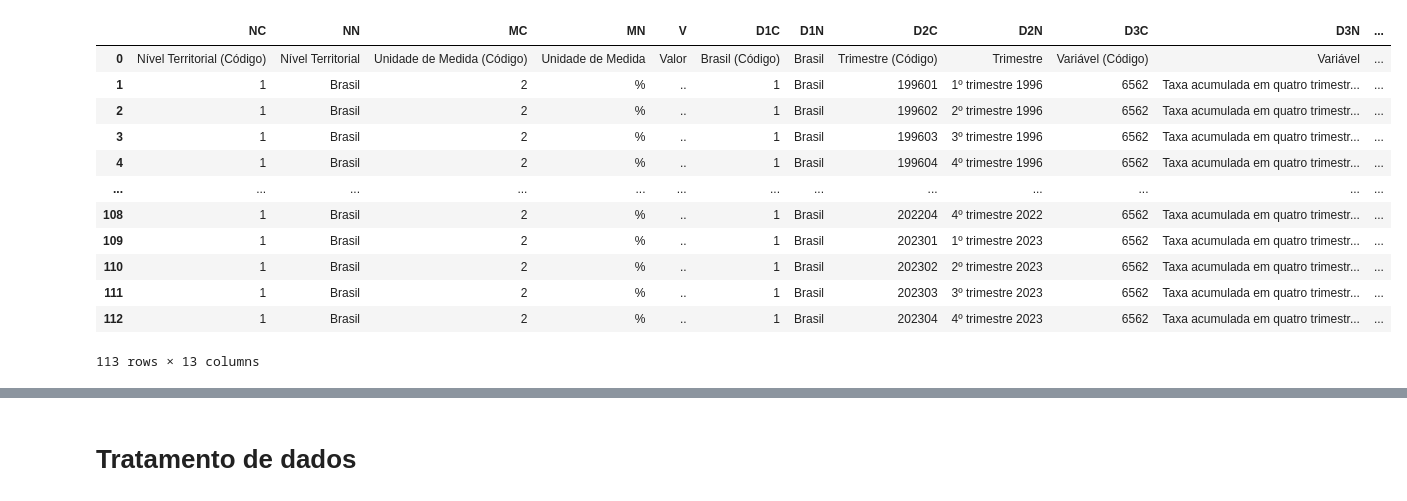
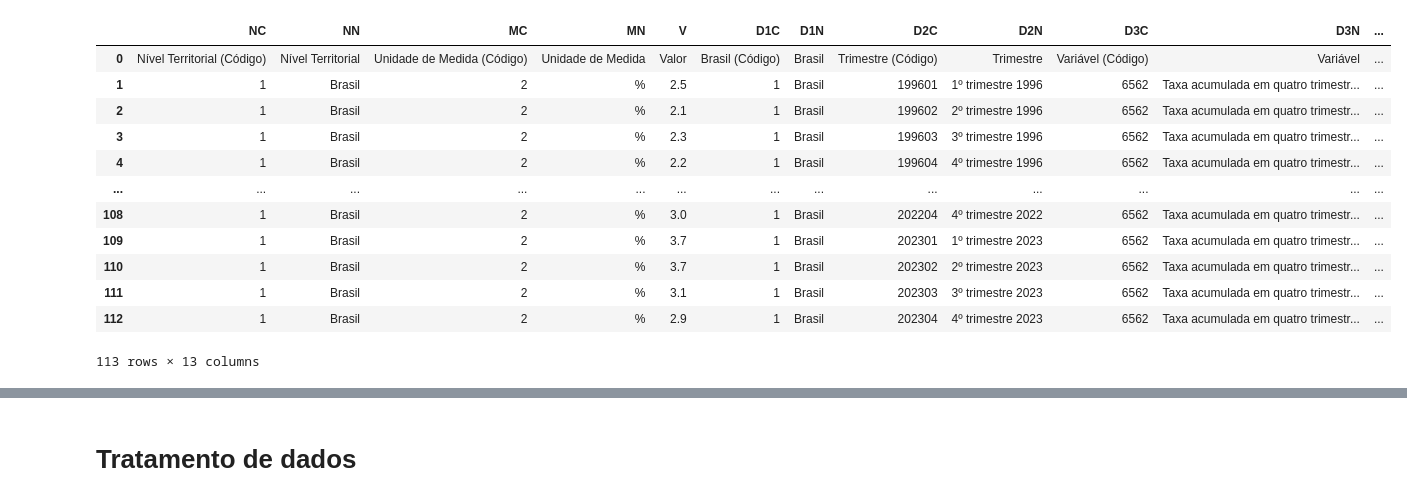
Before and after one commit to pedroxmarino/ARIMA_PIB_previsao, a Jupyter notebook: previsao_pib.ipynb, the cells around one changed output, grey strips where cells are left out. Cells and saved outputs as stored; diff of their text form; code cells hidden in the pictures.

```diff
--- a/previsao_pib.ipynb
+++ b/previsao_pib.ipynb
@@ -4,17 +30,23 @@ import sidrapy as sidra
 # %%
-dados_brutos = sidra.get_table(table_code = "5932", territorial_level="1", ibge_territorial_code="all", variable="6562", period = "all")
+dados_brutos = sidra.get_table(table_code = "5932",
+                               territorial_level="1",
+                               ibge_territorial_code="all",
+                               variable="6562",
+                               classifications={"11255": "90707"},
+                               period = "all"
+                               )
 dados_brutos
 # %% [output]
 |  | NC | NN | MC | MN | V | D1C | D1N | D2C | D2N | D3C | D3N | ... |
 | 0 | Nível Territorial (Código) | Nível Territorial | Unidade de Medida (Código) | Unidade de Medida | Valor | Brasil (Código) | Brasil | Trimestre (Código) | Trimestre | Variável (Código) | Variável | ... |
-| 1 | 1 | Brasil | 2 | % | .. | 1 | Brasil | 199601 | 1º trimestre 1996 | 6562 | Taxa acumulada em quatro trimestr... | ... |
-| 2 | 1 | Brasil | 2 | % | .. | 1 | Brasil | 199602 | 2º trimestre 1996 | 6562 | Taxa acumulada em quatro trimestr... | ... |
-| 3 | 1 | Brasil | 2 | % | .. | 1 | Brasil | 199603 | 3º trimestre 1996 | 6562 | Taxa acumulada em quatro trimestr... | ... |
-| 4 | 1 | Brasil | 2 | % | .. | 1 | Brasil | 199604 | 4º trimestre 1996 | 6562 | Taxa acumulada em quatro trimestr... | ... |
+| 1 | 1 | Brasil | 2 | % | 2.5 | 1 | Brasil | 199601 | 1º trimestre 1996 | 6562 | Taxa acumulada em quatro trimestr... | ... |
+| 2 | 1 | Brasil | 2 | % | 2.1 | 1 | Brasil | 199602 | 2º trimestre 1996 | 6562 | Taxa acumulada em quatro trimestr... | ... |
+| 3 | 1 | Brasil | 2 | % | 2.3 | 1 | Brasil | 199603 | 3º trimestre 1996 | 6562 | Taxa acumulada em quatro trimestr... | ... |
+| 4 | 1 | Brasil | 2 | % | 2.2 | 1 | Brasil | 199604 | 4º trimestre 1996 | 6562 | Taxa acumulada em quatro trimestr... | ... |
 | ... | ... | ... | ... | ... | ... | ... | ... | ... | ... | ... | ... | ... |
-| 108 | 1 | Brasil | 2 | % | .. | 1 | Brasil | 202204 | 4º trimestre 2022 | 6562 | Taxa acumulada em quatro trimestr... | ... |
-| 109 | 1 | Brasil | 2 | % | .. | 1 | Brasil | 202301 | 1º trimestre 2023 | 6562 | Taxa acumulada em quatro trimestr... | ... |
-| 110 | 1 | Brasil | 2 | % | .. | 1 | Brasil | 202302 | 2º trimestre 2023 | 6562 | Taxa acumulada em quatro trimestr... | ... |
-| 111 | 1 | Brasil | 2 | % | .. | 1 | Brasil | 202303 | 3º trimestre 2023 | 6562 | Taxa acumulada em quatro trimestr... | ... |
-| 112 | 1 | Brasil | 2 | % | .. | 1 | Brasil | 202304 | 4º trimestre 2023 | 6562 | Taxa acumulada em quatro trimestr... | ... |
+| 108 | 1 | Brasil | 2 | % | 3.0 | 1 | Brasil | 202204 | 4º trimestre 2022 | 6562 | Taxa acumulada em quatro trimestr... | ... |
+| 109 | 1 | Brasil | 2 | % | 3.7 | 1 | Brasil | 202301 | 1º trimestre 2023 | 6562 | Taxa acumulada em quatro trimestr... | ... |
+| 110 | 1 | Brasil | 2 | % | 3.7 | 1 | Brasil | 202302 | 2º trimestre 2023 | 6562 | Taxa acumulada em quatro trimestr... | ... |
+| 111 | 1 | Brasil | 2 | % | 3.1 | 1 | Brasil | 202303 | 3º trimestre 2023 | 6562 | Taxa acumulada em quatro trimestr... | ... |
+| 112 | 1 | Brasil | 2 | % | 2.9 | 1 | Brasil | 202304 | 4º trimestre 2023 | 6562 | Taxa acumulada em quatro trimestr... | ... |
 113 rows × 13 columns
```
Also changed, not shown: parts of 20 cells of this notebook.
